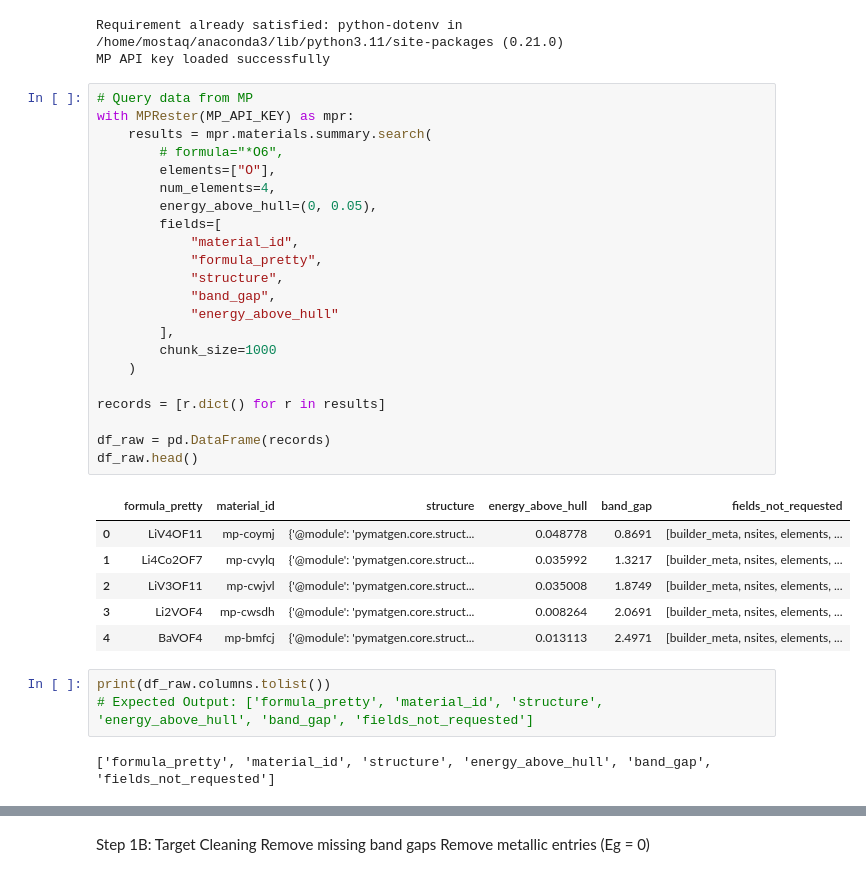
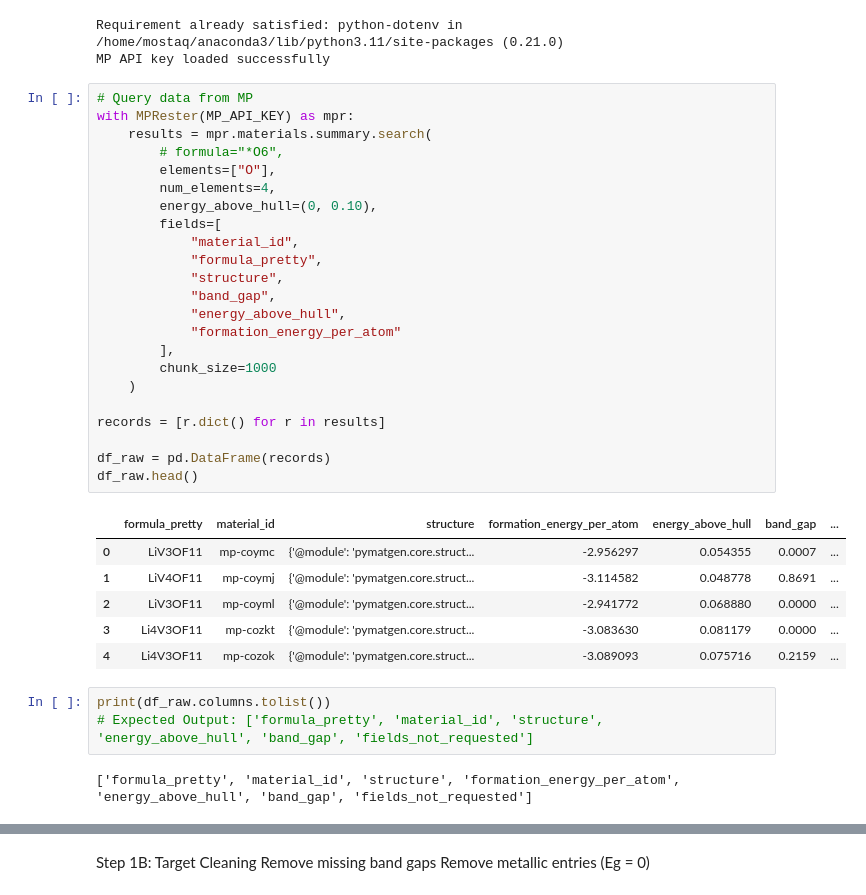
Before and after one commit to Mostaq-Himel/ga-inverse-design-double-perovskites, a Jupyter notebook: project/data/data.ipynb, the cells around one changed output, grey strips where cells are left out. Saved outputs shown, nothing was run; the diff lists cells and outputs as text.

```diff
--- a/project/data/data.ipynb
+++ b/project/data/data.ipynb
@@ -39,36 +39,37 @@ MP API key loaded successfully
 # %%
 # Query data from MP
 with MPRester(MP_API_KEY) as mpr:
     results = mpr.materials.summary.search(
         # formula="*O6",
         elements=["O"],
         num_elements=4,
-        energy_above_hull=(0, 0.05),
+        energy_above_hull=(0, 0.10),
         fields=[
             "material_id",
             "formula_pretty",
             "structure",
             "band_gap",
-            "energy_above_hull"
+            "energy_above_hull",
+            "formation_energy_per_atom"
         ],
         chunk_size=1000
     )
 
 records = [r.dict() for r in results]
 
 df_raw = pd.DataFrame(records)
 df_raw.head()
 # %% [output]
-|  | formula_pretty | material_id | structure | energy_above_hull | band_gap | fields_not_requested |
-| 0 | LiV4OF11 | mp-coymj | {'@module': 'pymatgen.core.struct... | 0.048778 | 0.8691 | [builder_meta, nsites, elements, ... |
-| 1 | Li4Co2OF7 | mp-cvylq | {'@module': 'pymatgen.core.struct... | 0.035992 | 1.3217 | [builder_meta, nsites, elements, ... |
-| 2 | LiV3OF11 | mp-cwjvl | {'@module': 'pymatgen.core.struct... | 0.035008 | 1.8749 | [builder_meta, nsites, elements, ... |
-| 3 | Li2VOF4 | mp-cwsdh | {'@module': 'pymatgen.core.struct... | 0.008264 | 2.0691 | [builder_meta, nsites, elements, ... |
-| 4 | BaVOF4 | mp-bmfcj | {'@module': 'pymatgen.core.struct... | 0.013113 | 2.4971 | [builder_meta, nsites, elements, ... |
+|  | formula_pretty | material_id | structure | formation_energy_per_atom | energy_above_hull | band_gap | ... |
+| 0 | LiV3OF11 | mp-coymc | {'@module': 'pymatgen.core.struct... | -2.956297 | 0.054355 | 0.0007 | ... |
+| 1 | LiV4OF11 | mp-coymj | {'@module': 'pymatgen.core.struct... | -3.114582 | 0.048778 | 0.8691 | ... |
+| 2 | LiV3OF11 | mp-coyml | {'@module': 'pymatgen.core.struct... | -2.941772 | 0.068880 | 0.0000 | ... |
+| 3 | Li4V3OF11 | mp-cozkt | {'@module': 'pymatgen.core.struct... | -3.083630 | 0.081179 | 0.0000 | ... |
+| 4 | Li4V3OF11 | mp-cozok | {'@module': 'pymatgen.core.struct... | -3.089093 | 0.075716 | 0.2159 | ... |
 # %%
 print(df_raw.columns.tolist())
 # Expected Output: ['formula_pretty', 'material_id', 'structure', 'energy_above_hull', 'band_gap', 'fields_not_requested']
 # %% [output]
-['formula_pretty', 'material_id', 'structure', 'energy_above_hull', 'band_gap', 'fields_not_requested']
+['formula_pretty', 'material_id', 'structure', 'formation_energy_per_atom', 'energy_above_hull', 'band_gap', 'fields_not_requested']
 # %%
 from pymatgen.core import Composition
```
Also changed, not shown: parts of 8 cells of this notebook, 16 other files.
